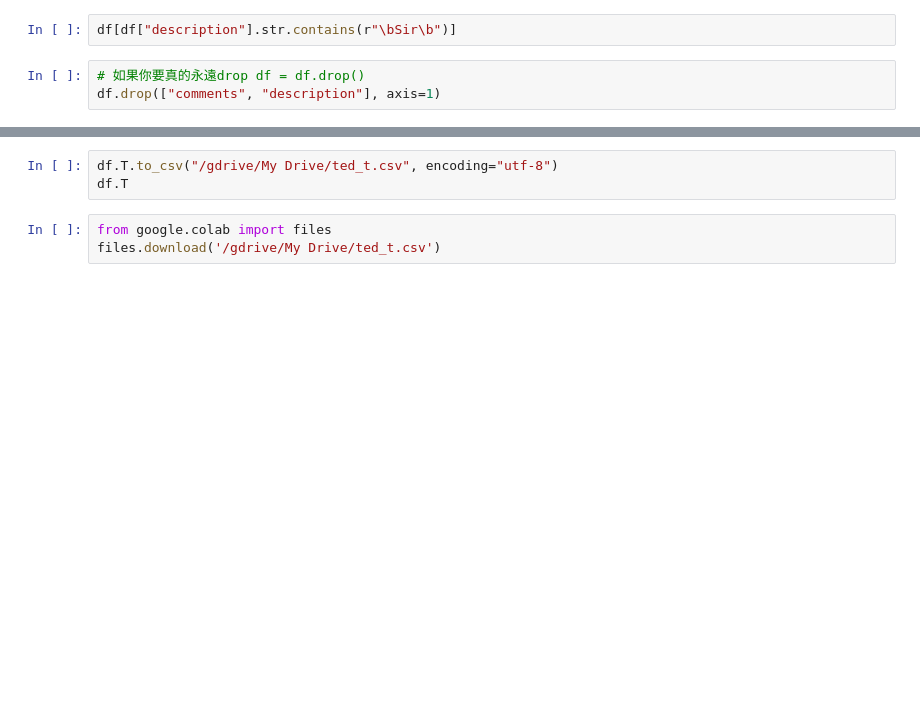
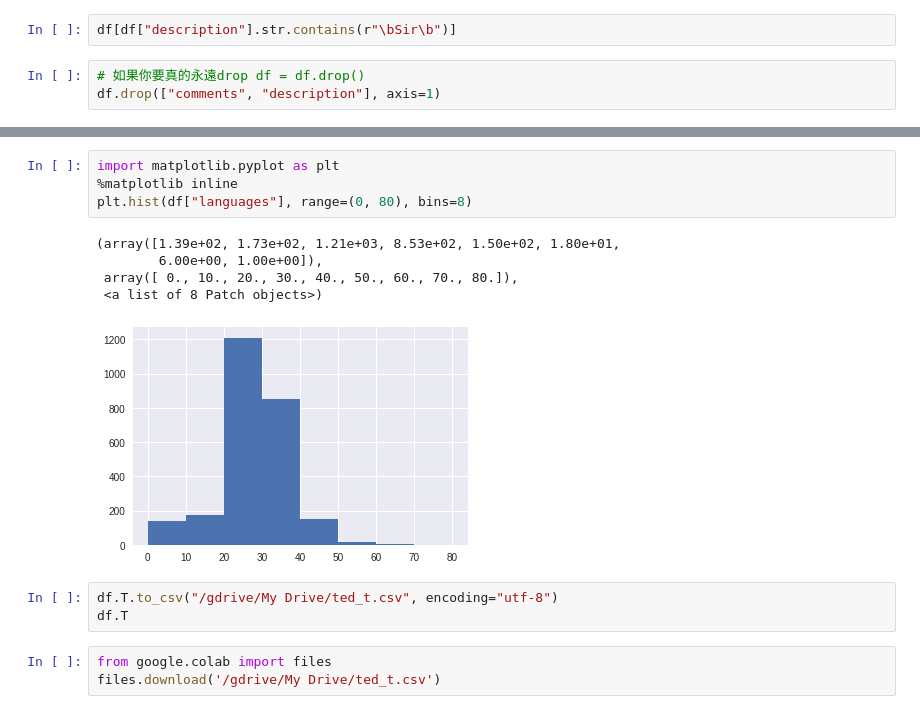
Before and after one commit to Elwing-Chou/MLFTC, a Jupyter notebook: table.ipynb, the cells around one changed output, grey strips where cells are left out. Drawn from its saved outputs; the diff is of its cells as text; blank space fills up the shorter version.

```diff
--- a/table.ipynb
+++ b/table.ipynb
@@ -145,3 +126,13 @@ result
+# %%
+import matplotlib.pyplot as plt
+%matplotlib inline
+plt.hist(df["languages"], range=(0, 80), bins=8)
+# %% [output]
+(array([1.39e+02, 1.73e+02, 1.21e+03, 8.53e+02, 1.50e+02, 1.80e+01,
+        6.00e+00, 1.00e+00]),
+ array([ 0., 10., 20., 30., 40., 50., 60., 70., 80.]),
+ <a list of 8 Patch objects>)
+[figure, added]
 # %%
 df.T.to_csv("/gdrive/My Drive/ted_t.csv", encoding="utf-8")
 df.T
```
Also changed, not shown: parts of 1 cell of this notebook, 1 other file.
